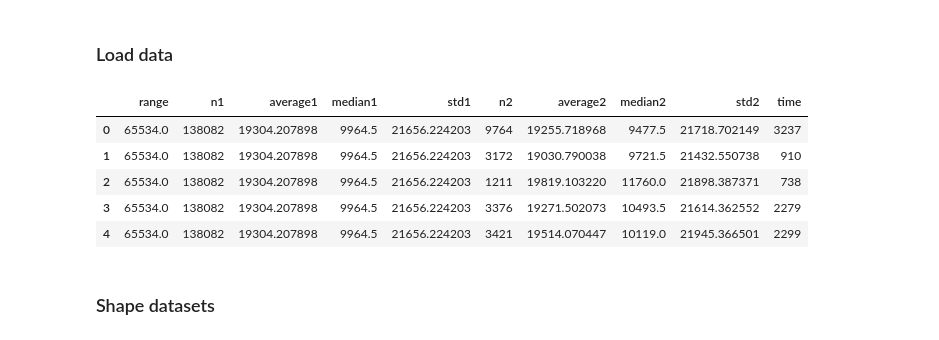
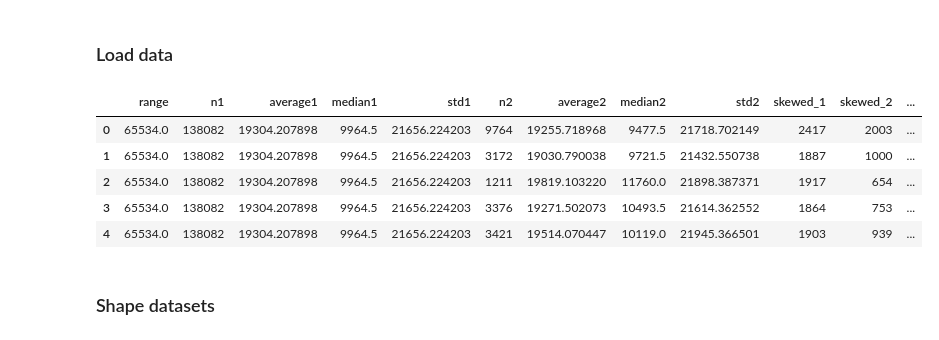
Before and after one commit to piotte13/DataHustle, a Jupyter notebook: Machine Learning.ipynb, the cells around one changed output. Saved outputs shown, nothing was run; the diff lists cells and outputs as text; code cells hidden in the pictures.

Commit message:
CPU dependent results

```diff
--- a/Machine Learning.ipynb
+++ b/Machine Learning.ipynb
@@ -20,21 +20,17 @@ from sklearn.model_selection import StratifiedKFold
 from sklearn_porter import Porter
 # %% [markdown]
 ### Load data
-# %%
-datasets = []
-dirName = 'Results/Intersect'
-for filename in os.listdir(dirName):
-    dataset = pd.read_csv(os.path.join(dirName, filename))
-    dataset.columns = dataset.columns.str.strip()
-    datasets.append((filename, dataset))
-dataset.head()
-# %% [output]
-|  | range | n1 | average1 | median1 | std1 | n2 | average2 | median2 | std2 | time |
-| 0 | 65534.0 | 138082 | 19304.207898 | 9964.5 | 21656.224203 | 9764 | 19255.718968 | 9477.5 | 21718.702149 | 3237 |
-| 1 | 65534.0 | 138082 | 19304.207898 | 9964.5 | 21656.224203 | 3172 | 19030.790038 | 9721.5 | 21432.550738 | 910 |
-| 2 | 65534.0 | 138082 | 19304.207898 | 9964.5 | 21656.224203 | 1211 | 19819.103220 | 11760.0 | 21898.387371 | 738 |
-| 3 | 65534.0 | 138082 | 19304.207898 | 9964.5 | 21656.224203 | 3376 | 19271.502073 | 10493.5 | 21614.362552 | 2279 |
-| 4 | 65534.0 | 138082 | 19304.207898 | 9964.5 | 21656.224203 | 3421 | 19514.070447 | 10119.0 | 21945.366501 | 2299 |
+# %%
+dataset = pd.read_csv('Results/Intel(R) Core(TM) i7-8700 CPU @ 3.20GHz/Intersect_dataset.csv')
+dataset.columns = dataset.columns.str.strip()
+dataset.head()
+# %% [output]
+|  | range | n1 | average1 | median1 | std1 | n2 | average2 | median2 | std2 | skewed_1 | skewed_2 | ... |
+| 0 | 65534.0 | 138082 | 19304.207898 | 9964.5 | 21656.224203 | 9764 | 19255.718968 | 9477.5 | 21718.702149 | 2417 | 2003 | ... |
+| 1 | 65534.0 | 138082 | 19304.207898 | 9964.5 | 21656.224203 | 3172 | 19030.790038 | 9721.5 | 21432.550738 | 1887 | 1000 | ... |
+| 2 | 65534.0 | 138082 | 19304.207898 | 9964.5 | 21656.224203 | 1211 | 19819.103220 | 11760.0 | 21898.387371 | 1917 | 654 | ... |
+| 3 | 65534.0 | 138082 | 19304.207898 | 9964.5 | 21656.224203 | 3376 | 19271.502073 | 10493.5 | 21614.362552 | 1864 | 753 | ... |
+| 4 | 65534.0 | 138082 | 19304.207898 | 9964.5 | 21656.224203 | 3421 | 19514.070447 | 10119.0 | 21945.366501 | 1903 | 939 | ... |
 # %% [markdown]
 ### Shape datasets
 # %%
```
Also changed, not shown: parts of 25 cells of this notebook, 14 other files.
